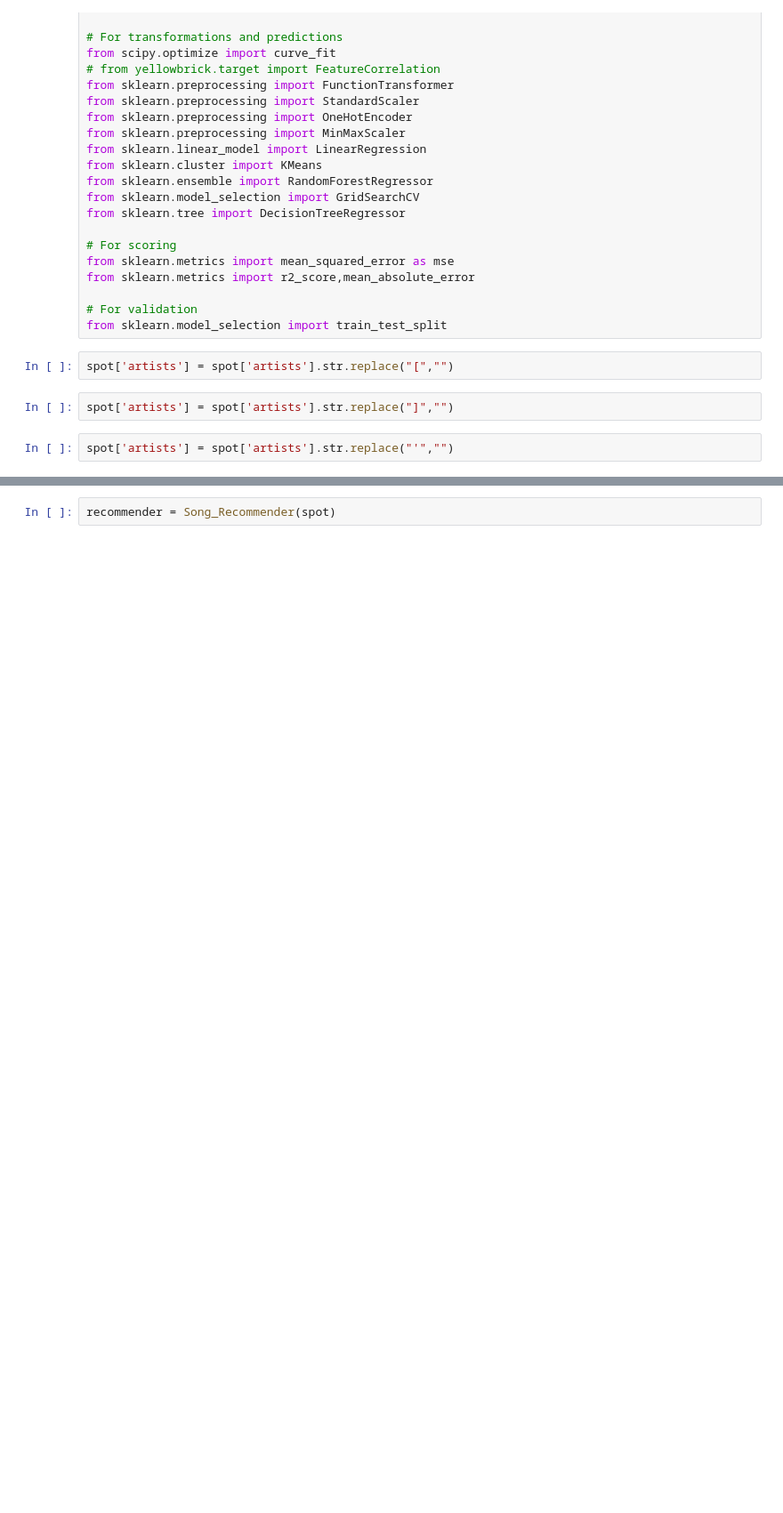
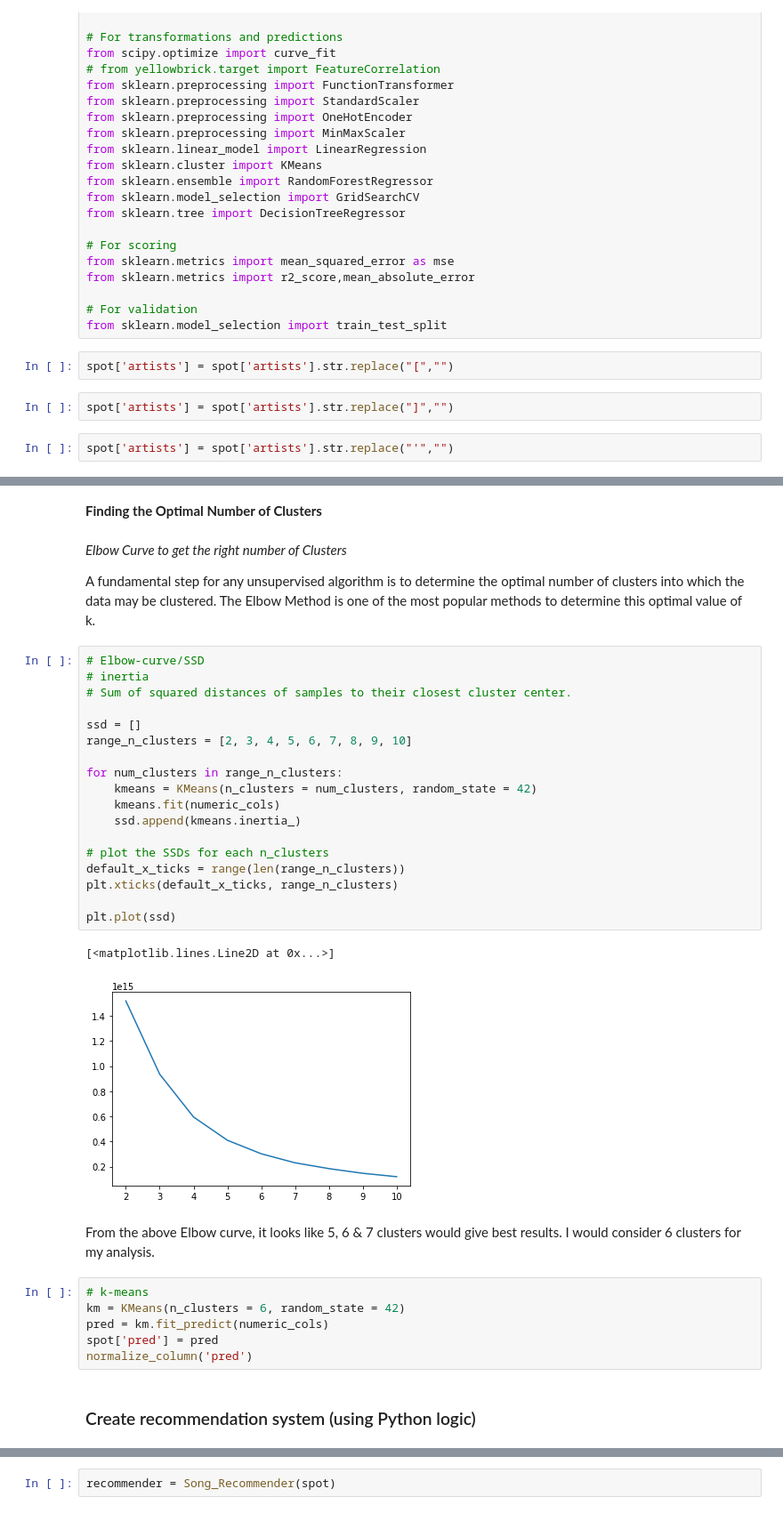
Before and after one commit to unpatel1/20220607_Recommendation_Engine_Spotify, a Jupyter notebook: 20220521_Recommendation_Engine_Spotify.ipynb, the cells around one changed output, grey strips where cells are left out. Shown at 89% size. Saved outputs shown, nothing was run; the diff lists cells and outputs as text; blank space fills up the shorter version.

Commit message:
Project complete commit - Spotify recommendation engine

```diff
--- a/20220521_Recommendation_Engine_Spotify.ipynb
+++ b/20220521_Recommendation_Engine_Spotify.ipynb
@@ -143,2 +122,39 @@ spot.head(3)
+# %% [markdown]
+**Finding the Optimal Number of Clusters**
+# %% [markdown]
+*Elbow Curve to get the right number of Clusters*
+
+A fundamental step for any unsupervised algorithm is to determine the optimal number of clusters into which the data may be clustered. The Elbow Method is one of the most popular methods to determine this optimal value of k.
+# %%
+# Elbow-curve/SSD
+# inertia
+# Sum of squared distances of samples to their closest cluster center.
+
+ssd = []
+range_n_clusters = [2, 3, 4, 5, 6, 7, 8, 9, 10]
+
+for num_clusters in range_n_clusters:
+    kmeans = KMeans(n_clusters = num_clusters, random_state = 42)
+    kmeans.fit(numeric_cols)
+    ssd.append(kmeans.inertia_)
+
+# plot the SSDs for each n_clusters
+default_x_ticks = range(len(range_n_clusters))
+plt.xticks(default_x_ticks, range_n_clusters)
+
+plt.plot(ssd)
+# %% [output]
+[<matplotlib.lines.Line2D at 0x...>]
+[figure, added]
+# %% [markdown]
+From the above Elbow curve, it looks like 5, 6 & 7 clusters would give best results. I would consider 6 clusters for my analysis.
+# %%
+# k-means
+km = KMeans(n_clusters = 6, random_state = 42)
+pred = km.fit_predict(numeric_cols)
+spot['pred'] = pred
+normalize_column('pred')
+# %% [markdown]
+### Create recommendation system (using Python logic)
 # %%
 # Create recommendation system (using Python logic)
```
Also changed, not shown: parts of 14 cells of this notebook.
